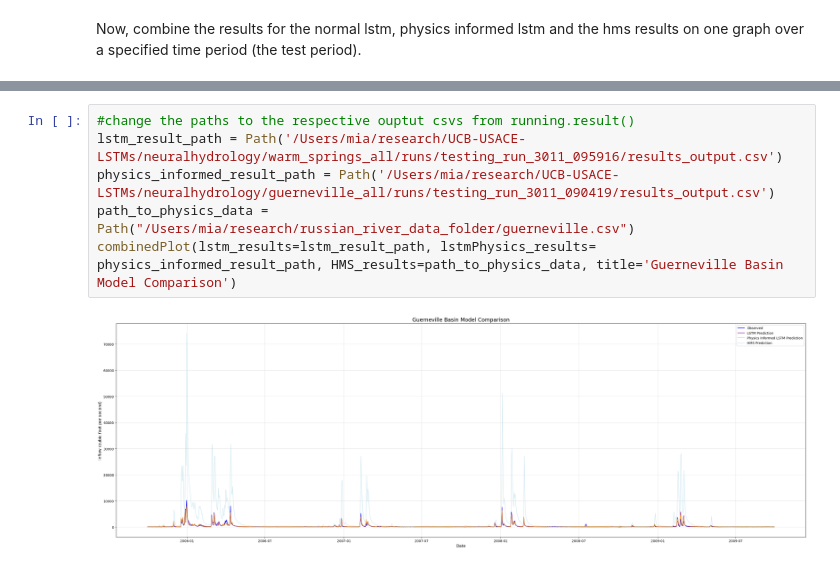
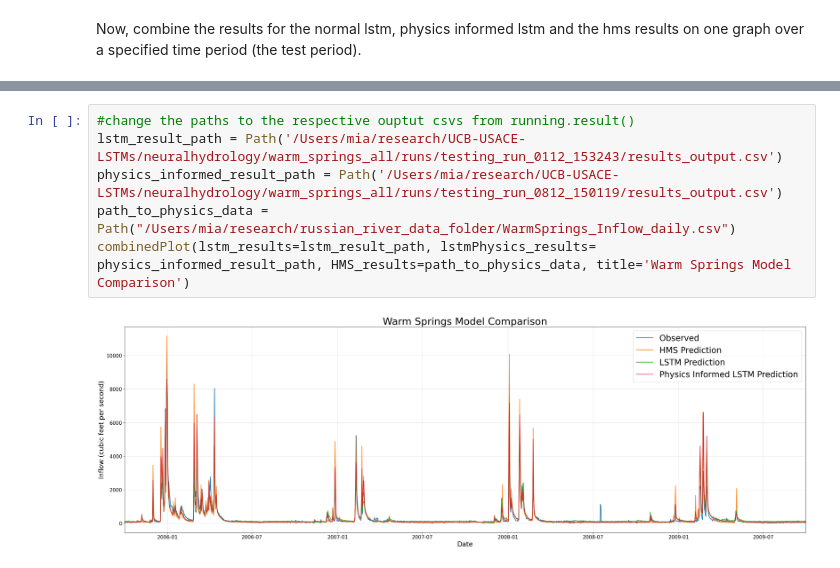
Before and after one commit to evanr1232/UCB-USACE-LSTMs, a Jupyter notebook: neuralhydrology/warm_springs_all/warm_springs_models.ipynb, the cells around one changed output, grey strips where cells are left out. Cells and saved outputs as stored; diff of their text form.

Commit message:
all basins working

```diff
--- a/neuralhydrology/warm_springs_all/warm_springs_models.ipynb
+++ b/neuralhydrology/warm_springs_all/warm_springs_models.ipynb
@@ -210,9 +237,9 @@ def combinedPlot(lstm_results: Path, lstmPhysics_results: Path, HMS_results: Pat
     plt.show()
 # %%
 #change the paths to the respective ouptut csvs from running.result()
-lstm_result_path = Path('/Users/mia/research/UCB-USACE-LSTMs/neuralhydrology/warm_springs_all/runs/testing_run_3011_095916/results_output.csv')
-physics_informed_result_path = Path('/Users/mia/research/UCB-USACE-LSTMs/neuralhydrology/guerneville_all/runs/testing_run_3011_090419/results_output.csv')
-path_to_physics_data = Path("/Users/mia/research/russian_river_data_folder/guerneville.csv")
-combinedPlot(lstm_results=lstm_result_path, lstmPhysics_results= physics_informed_result_path, HMS_results=path_to_physics_data, title='Guerneville Basin Model Comparison')
+lstm_result_path = Path('/Users/mia/research/UCB-USACE-LSTMs/neuralhydrology/warm_springs_all/runs/testing_run_0112_153243/results_output.csv')
+physics_informed_result_path = Path('/Users/mia/research/UCB-USACE-LSTMs/neuralhydrology/warm_springs_all/runs/testing_run_0812_150119/results_output.csv')
+path_to_physics_data = Path("/Users/mia/research/russian_river_data_folder/WarmSprings_Inflow_daily.csv")
+combinedPlot(lstm_results=lstm_result_path, lstmPhysics_results= physics_informed_result_path, HMS_results=path_to_physics_data, title='Warm Springs Model Comparison')
 # %% [output]
-[figure, old version]
+[figure, new version]
```
Also changed, not shown: parts of 8 cells of this notebook, 10 other files.
